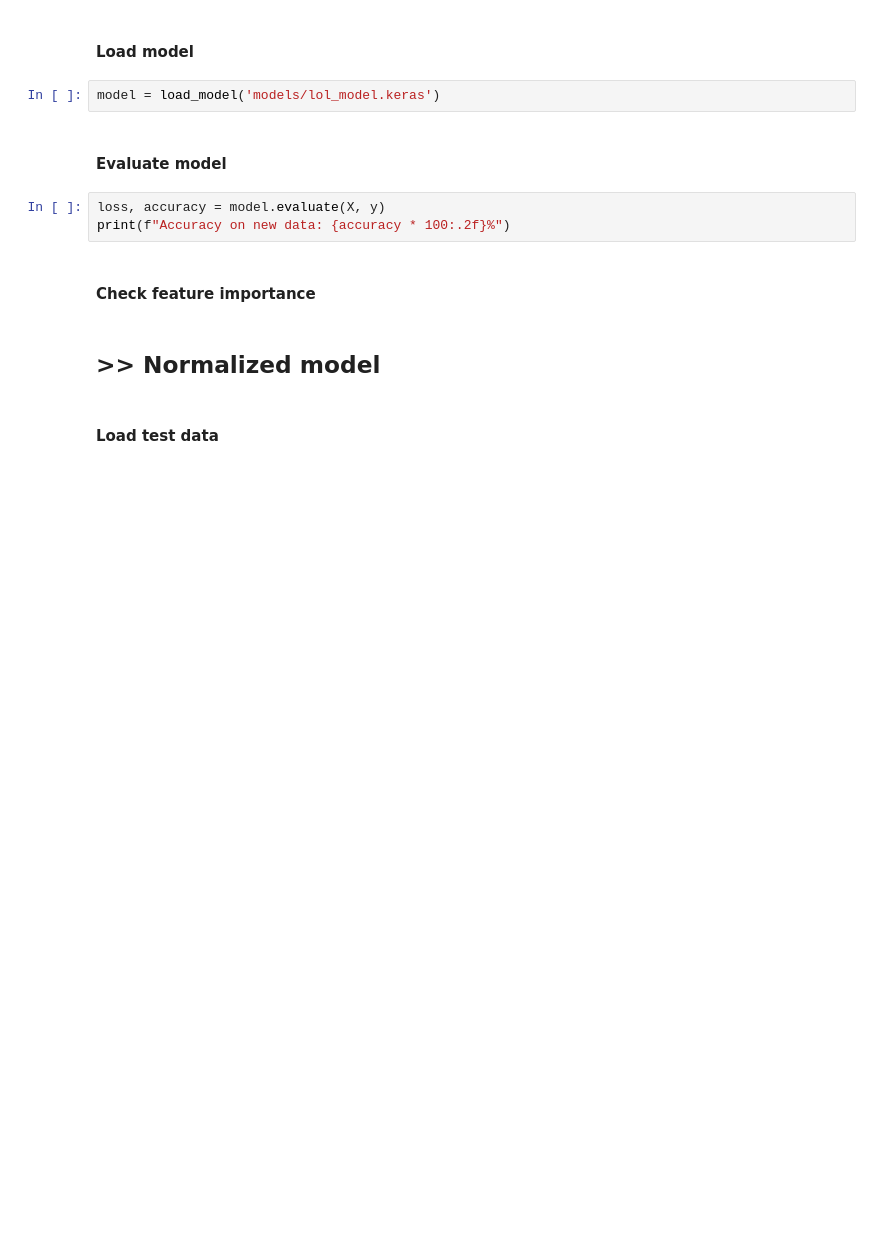
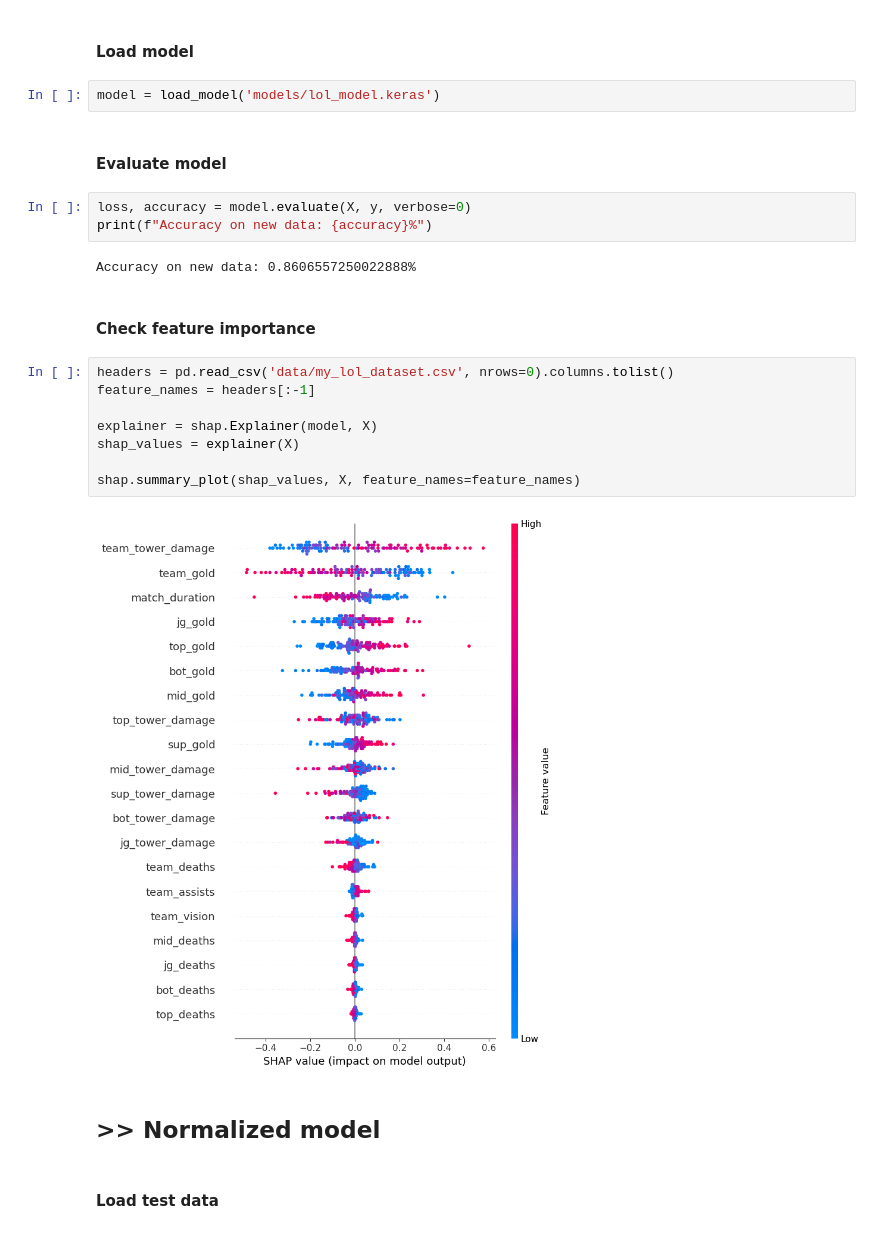
Before and after one commit to ninahowley/league-match-predictions, a Jupyter notebook: test_models.ipynb, the cells around one changed output. Saved outputs shown, nothing was run; the diff lists cells and outputs as text; blank space fills up the shorter version.

Commit message:
calculate model accuracy on low skill test data and shap values

```diff
--- a/test_models.ipynb
+++ b/test_models.ipynb
@@ -23,10 +23,22 @@ model = load_model('models/lol_model.keras')
 # %% [markdown]
 <h4>Evaluate model
 # %%
-loss, accuracy = model.evaluate(X, y)
-print(f"Accuracy on new data: {accuracy * 100:.2f}%")
+loss, accuracy = model.evaluate(X, y, verbose=0)
+print(f"Accuracy on new data: {accuracy}%")
+# %% [output]
+Accuracy on new data: 0.8606557250022888%
-# %% [markdown]
-<h4>Check feature importance
+# %% [markdown]
+<h4>Check feature importance
+# %%
+headers = pd.read_csv('data/my_lol_dataset.csv', nrows=0).columns.tolist()
+feature_names = headers[:-1]
+
+explainer = shap.Explainer(model, X)
+shap_values = explainer(X)
+
+shap.summary_plot(shap_values, X, feature_names=feature_names)
+# %% [output]
+[figure, added]
 # %% [markdown]
 <h2>>> Normalized model
 # %% [markdown]
```
Also changed, not shown: parts of 4 cells of this notebook, 2 other files.
